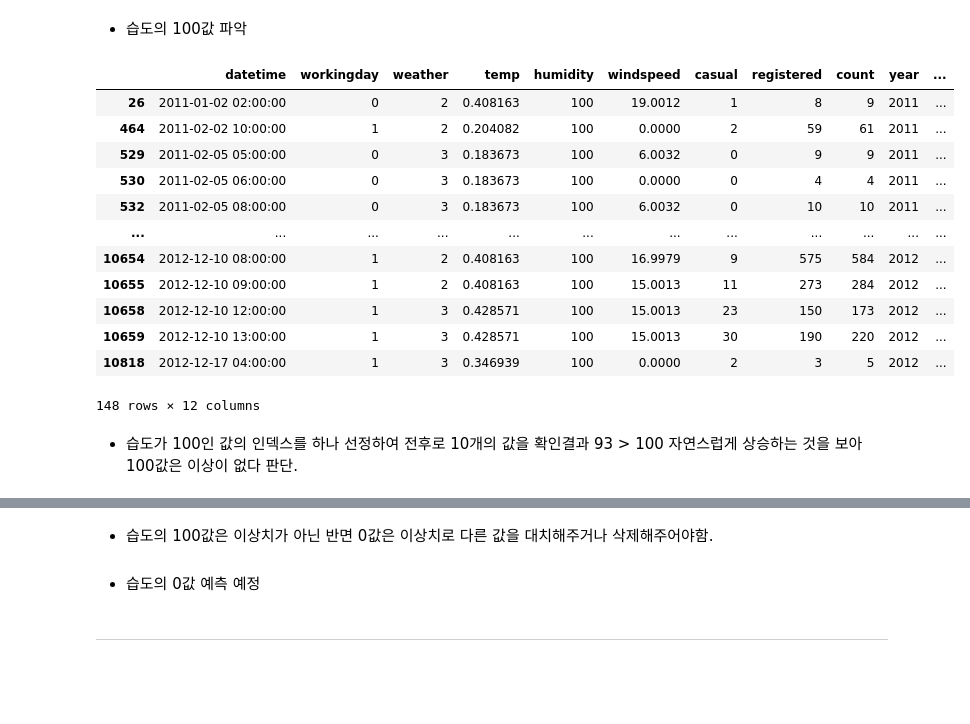
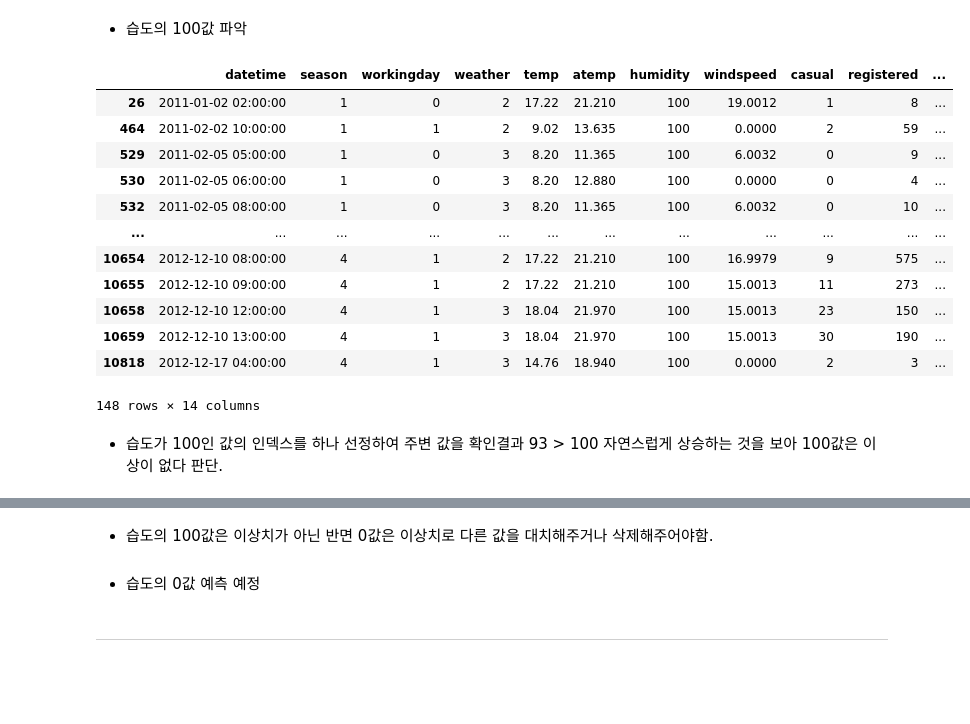
Before and after one commit to MyungHyun-Ahn/Bike_Sharing_Demand, a Jupyter notebook: Bike_Sharing_Demand_MHAhn_v0.14.ipynb, the cells around one changed output, grey strips where cells are left out. Cells and saved outputs as stored; diff of their text form; code cells hidden in the pictures.

```diff
--- a/Bike_Sharing_Demand_MHAhn_v0.14.ipynb
+++ b/Bike_Sharing_Demand_MHAhn_v0.14.ipynb
@@ -304,20 +304,20 @@ df_n[df_n['humidity']==0]
 # %% [markdown]
 * 습도의 100값 파악
 # %%
-df_n[df_n['humidity']==100]
+df[df['humidity']==100]
 # %% [output]
-|  | datetime | workingday | weather | temp | humidity | windspeed | casual | registered | count | year | ... |
-| 26 | 2011-01-02 02:00:00 | 0 | 2 | 0.408163 | 100 | 19.0012 | 1 | 8 | 9 | 2011 | ... |
-| 464 | 2011-02-02 10:00:00 | 1 | 2 | 0.204082 | 100 | 0.0000 | 2 | 59 | 61 | 2011 | ... |
-| 529 | 2011-02-05 05:00:00 | 0 | 3 | 0.183673 | 100 | 6.0032 | 0 | 9 | 9 | 2011 | ... |
-| 530 | 2011-02-05 06:00:00 | 0 | 3 | 0.183673 | 100 | 0.0000 | 0 | 4 | 4 | 2011 | ... |
-| 532 | 2011-02-05 08:00:00 | 0 | 3 | 0.183673 | 100 | 6.0032 | 0 | 10 | 10 | 2011 | ... |
+|  | datetime | season | workingday | weather | temp | atemp | humidity | windspeed | casual | registered | ... |
+| 26 | 2011-01-02 02:00:00 | 1 | 0 | 2 | 17.22 | 21.210 | 100 | 19.0012 | 1 | 8 | ... |
+| 464 | 2011-02-02 10:00:00 | 1 | 1 | 2 | 9.02 | 13.635 | 100 | 0.0000 | 2 | 59 | ... |
+| 529 | 2011-02-05 05:00:00 | 1 | 0 | 3 | 8.20 | 11.365 | 100 | 6.0032 | 0 | 9 | ... |
+| 530 | 2011-02-05 06:00:00 | 1 | 0 | 3 | 8.20 | 12.880 | 100 | 0.0000 | 0 | 4 | ... |
+| 532 | 2011-02-05 08:00:00 | 1 | 0 | 3 | 8.20 | 11.365 | 100 | 6.0032 | 0 | 10 | ... |
 | ... | ... | ... | ... | ... | ... | ... | ... | ... | ... | ... | ... |
-| 10654 | 2012-12-10 08:00:00 | 1 | 2 | 0.408163 | 100 | 16.9979 | 9 | 575 | 584 | 2012 | ... |
-| 10655 | 2012-12-10 09:00:00 | 1 | 2 | 0.408163 | 100 | 15.0013 | 11 | 273 | 284 | 2012 | ... |
-| 10658 | 2012-12-10 12:00:00 | 1 | 3 | 0.428571 | 100 | 15.0013 | 23 | 150 | 173 | 2012 | ... |
-| 10659 | 2012-12-10 13:00:00 | 1 | 3 | 0.428571 | 100 | 15.0013 | 30 | 190 | 220 | 2012 | ... |
-| 10818 | 2012-12-17 04:00:00 | 1 | 3 | 0.346939 | 100 | 0.0000 | 2 | 3 | 5 | 2012 | ... |
+| 10654 | 2012-12-10 08:00:00 | 4 | 1 | 2 | 17.22 | 21.210 | 100 | 16.9979 | 9 | 575 | ... |
+| 10655 | 2012-12-10 09:00:00 | 4 | 1 | 2 | 17.22 | 21.210 | 100 | 15.0013 | 11 | 273 | ... |
+| 10658 | 2012-12-10 12:00:00 | 4 | 1 | 3 | 18.04 | 21.970 | 100 | 15.0013 | 23 | 150 | ... |
+| 10659 | 2012-12-10 13:00:00 | 4 | 1 | 3 | 18.04 | 21.970 | 100 | 15.0013 | 30 | 190 | ... |
+| 10818 | 2012-12-17 04:00:00 | 4 | 1 | 3 | 14.76 | 18.940 | 100 | 0.0000 | 2 | 3 | ... |
-148 rows × 12 columns
+148 rows × 14 columns
 # %% [markdown]
-* 습도가 100인 값의 인덱스를 하나 선정하여 전후로 10개의 값을 확인결과 93 > 100 자연스럽게 상승하는 것을 보아 100값은 이상이 없다 판단.
+* 습도가 100인 값의 인덱스를 하나 선정하여 주변 값을 확인결과 93 > 100 자연스럽게 상승하는 것을 보아 100값은 이상이 없다 판단.
```
Also changed, not shown: parts of 85 cells of this notebook, 9 other files.
